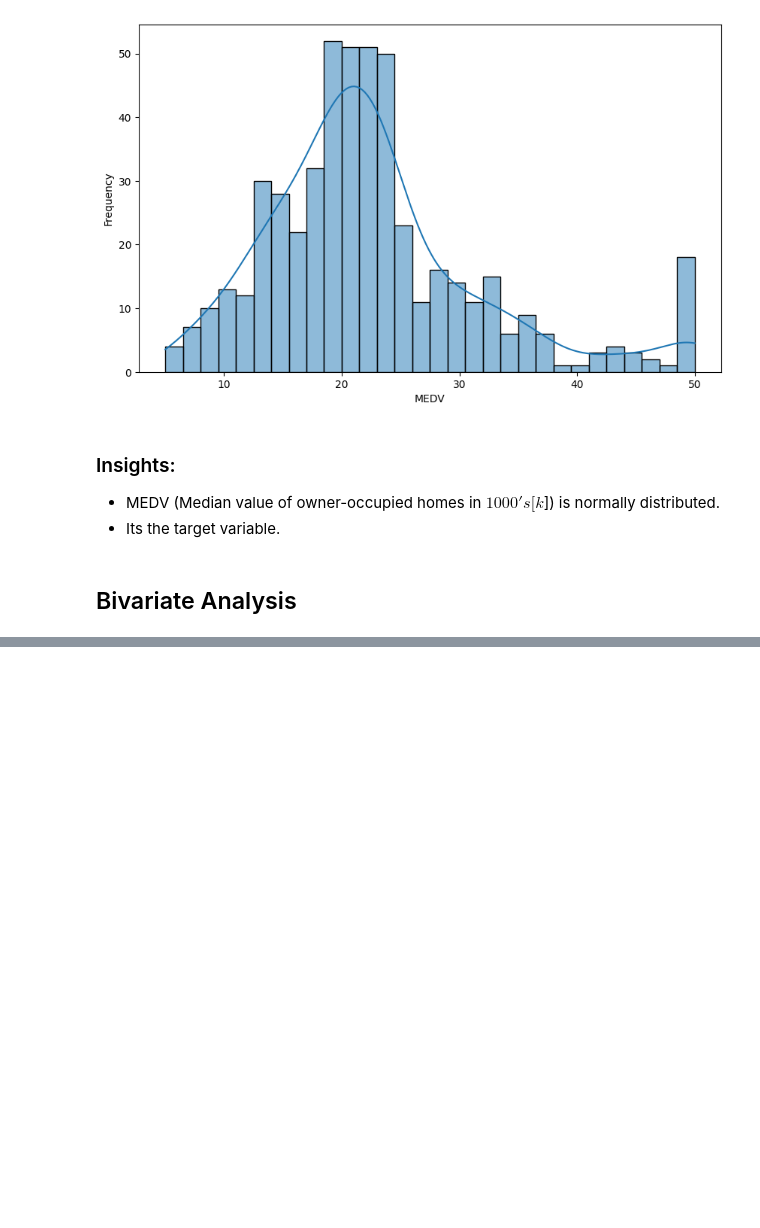
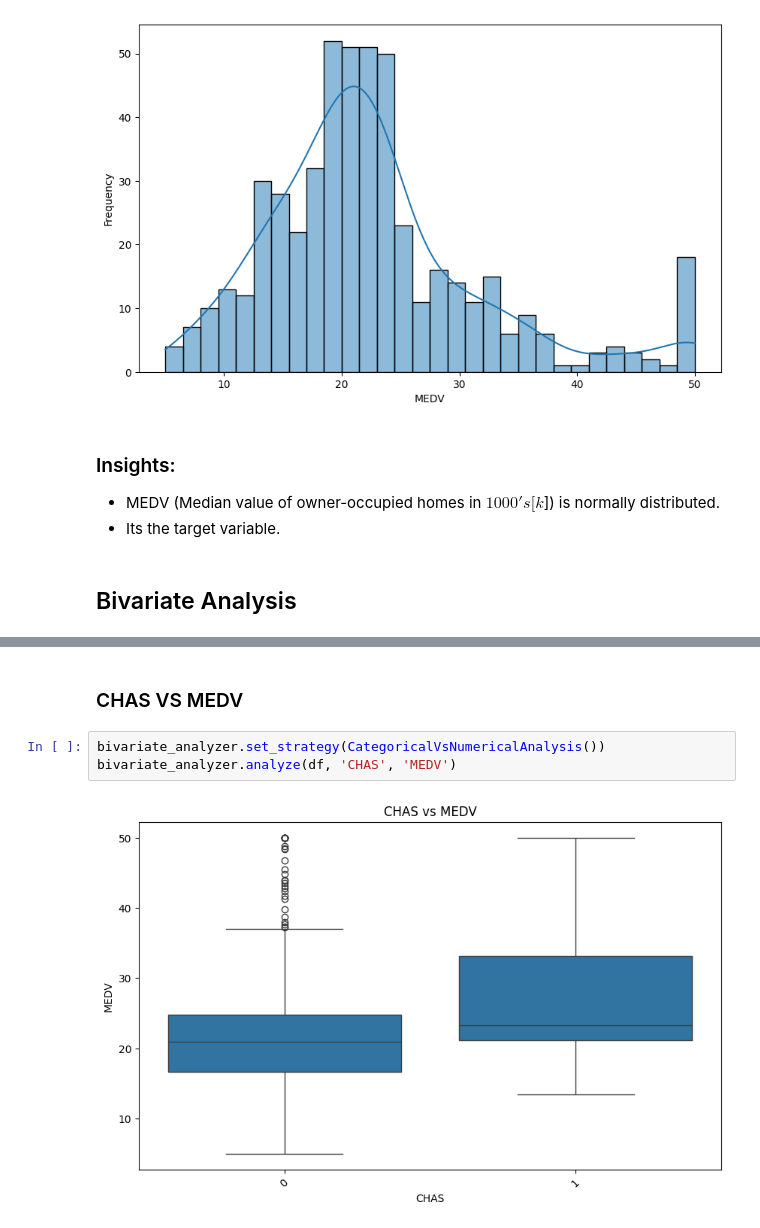
Before and after one commit to Atharv-Verma290/BostonHousingPrediction, a Jupyter notebook: boston-housing-prediction/analysis/EDA.ipynb, the cells around one changed output, grey strips where cells are left out. Drawn from its saved outputs; the diff is of its cells as text; blank space fills up the shorter version.

```diff
--- a/boston-housing-prediction/analysis/EDA.ipynb
+++ b/boston-housing-prediction/analysis/EDA.ipynb
@@ -274,0 +312,7 @@ univariate_analyzer.execute_analysis(df, "MEDV")
+# %% [markdown]
+### CHAS VS MEDV
+# %%
+bivariate_analyzer.set_strategy(CategoricalVsNumericalAnalysis())
+bivariate_analyzer.analyze(df, 'CHAS', 'MEDV')
+# %% [output]
+[figure, added]
```
Also changed, not shown: parts of 40 cells of this notebook.
